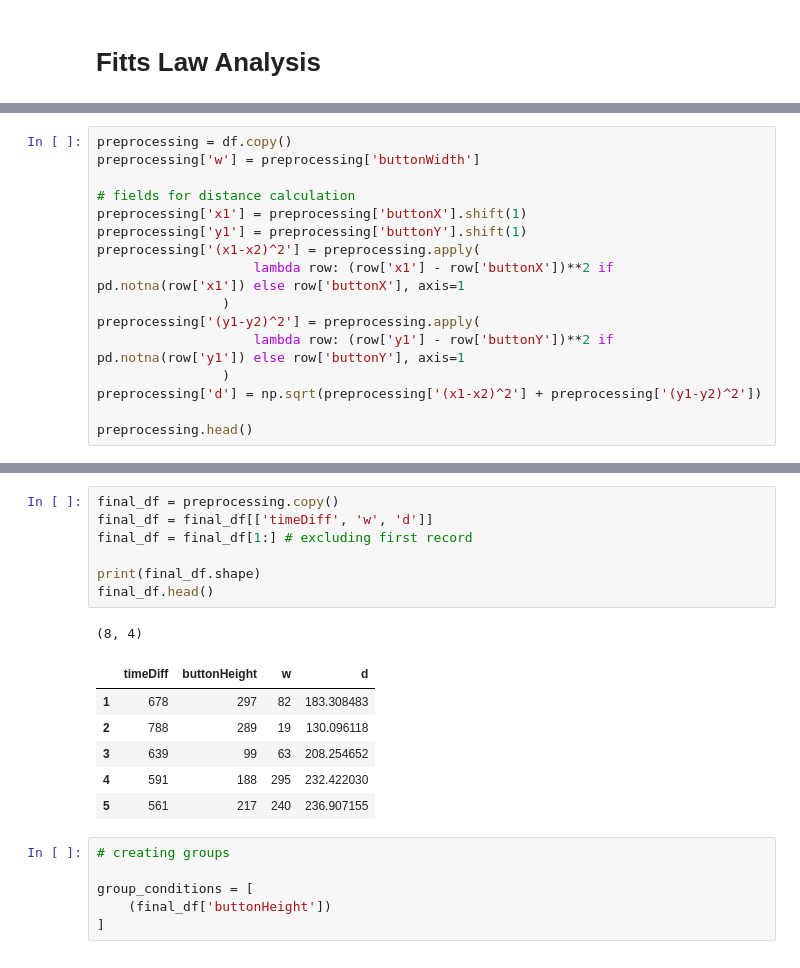
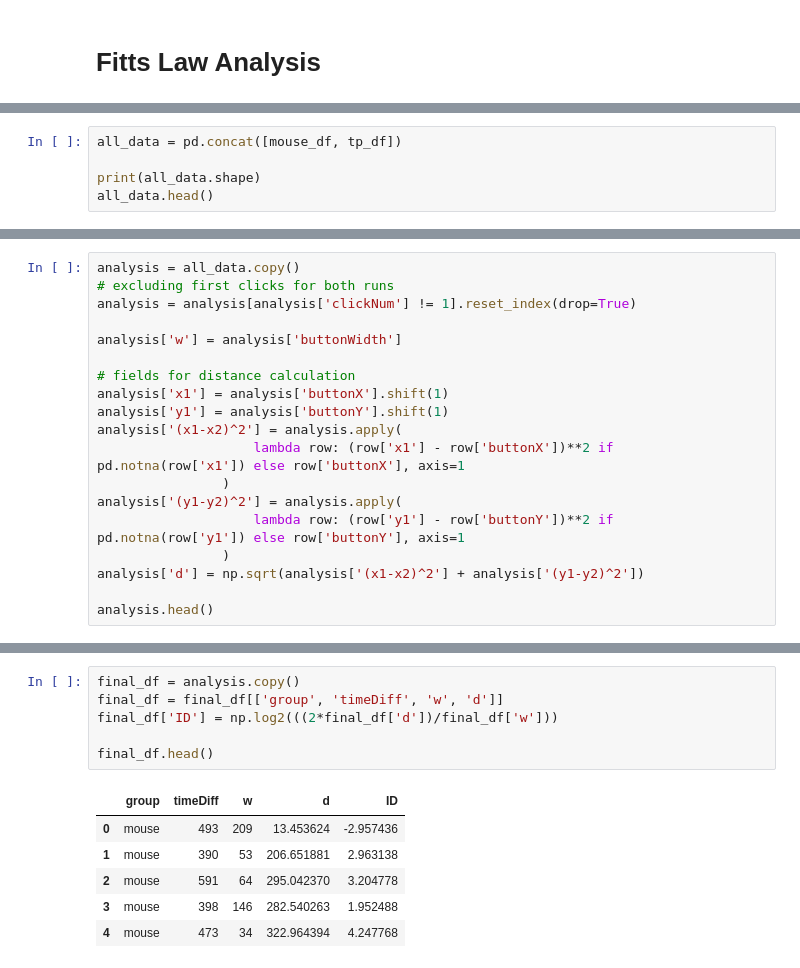
Before and after one commit to jharris876/COSC559_Group3, a Jupyter notebook: data_analysis.ipynb, the cells around one changed output, grey strips where cells are left out. Cells and saved outputs as stored; diff of their text form.

```diff
--- a/data_analysis.ipynb
+++ b/data_analysis.ipynb
@@ -21,0 +24,5 @@ df.head()
+# %%
+all_data = pd.concat([mouse_df, tp_df])
+
+print(all_data.shape)
+all_data.head()
@@ -55,17 +73,20 @@ Where the first sample is the initial starting point, then X1 is the previous bu
 # %%
-preprocessing = df.copy()
-preprocessing['w'] = preprocessing['buttonWidth']
+analysis = all_data.copy()
+# excluding first clicks for both runs
+analysis = analysis[analysis['clickNum'] != 1].reset_index(drop=True)
+
+analysis['w'] = analysis['buttonWidth']
 
 # fields for distance calculation
-preprocessing['x1'] = preprocessing['buttonX'].shift(1)
-preprocessing['y1'] = preprocessing['buttonY'].shift(1)
-preprocessing['(x1-x2)^2'] = preprocessing.apply(
+analysis['x1'] = analysis['buttonX'].shift(1)
+analysis['y1'] = analysis['buttonY'].shift(1)
+analysis['(x1-x2)^2'] = analysis.apply(
                     lambda row: (row['x1'] - row['buttonX'])**2 if pd.notna(row['x1']) else row['buttonX'], axis=1
                 )
-preprocessing['(y1-y2)^2'] = preprocessing.apply(
+analysis['(y1-y2)^2'] = analysis.apply(
                     lambda row: (row['y1'] - row['buttonY'])**2 if pd.notna(row['y1']) else row['buttonY'], axis=1
                 )
-preprocessing['d'] = np.sqrt(preprocessing['(x1-x2)^2'] + preprocessing['(y1-y2)^2'])
+analysis['d'] = np.sqrt(analysis['(x1-x2)^2'] + analysis['(y1-y2)^2'])
 
-preprocessing.head()
+analysis.head()
 # %% [output]
@@ -78,21 +99,13 @@ preprocessing.head()
 # %%
-final_df = preprocessing.copy()
-final_df = final_df[['timeDiff', 'w', 'd']]
-final_df = final_df[1:] # excluding first record
+final_df = analysis.copy()
+final_df = final_df[['group', 'timeDiff', 'w', 'd']]
+final_df['ID'] = np.log2(((2*final_df['d'])/final_df['w']))
 
-print(final_df.shape)
 final_df.head()
 # %% [output]
-(8, 4)
-|  | timeDiff | buttonHeight | w | d |
-| 1 | 678 | 297 | 82 | 183.308483 |
-| 2 | 788 | 289 | 19 | 130.096118 |
-| 3 | 639 | 99 | 63 | 208.254652 |
-| 4 | 591 | 188 | 295 | 232.422030 |
-| 5 | 561 | 217 | 240 | 236.907155 |
+|  | group | timeDiff | w | d | ID |
+| 0 | mouse | 493 | 209 | 13.453624 | -2.957436 |
+| 1 | mouse | 390 | 53 | 206.651881 | 2.963138 |
+| 2 | mouse | 591 | 64 | 295.042370 | 3.204778 |
+| 3 | mouse | 398 | 146 | 282.540263 | 1.952488 |
+| 4 | mouse | 473 | 34 | 322.964394 | 4.247768 |
-# %%
-# creating groups
-
-group_conditions = [
-    (final_df['buttonHeight'])
-]
```
Also changed, not shown: parts of 6 cells of this notebook, 2 other files.
